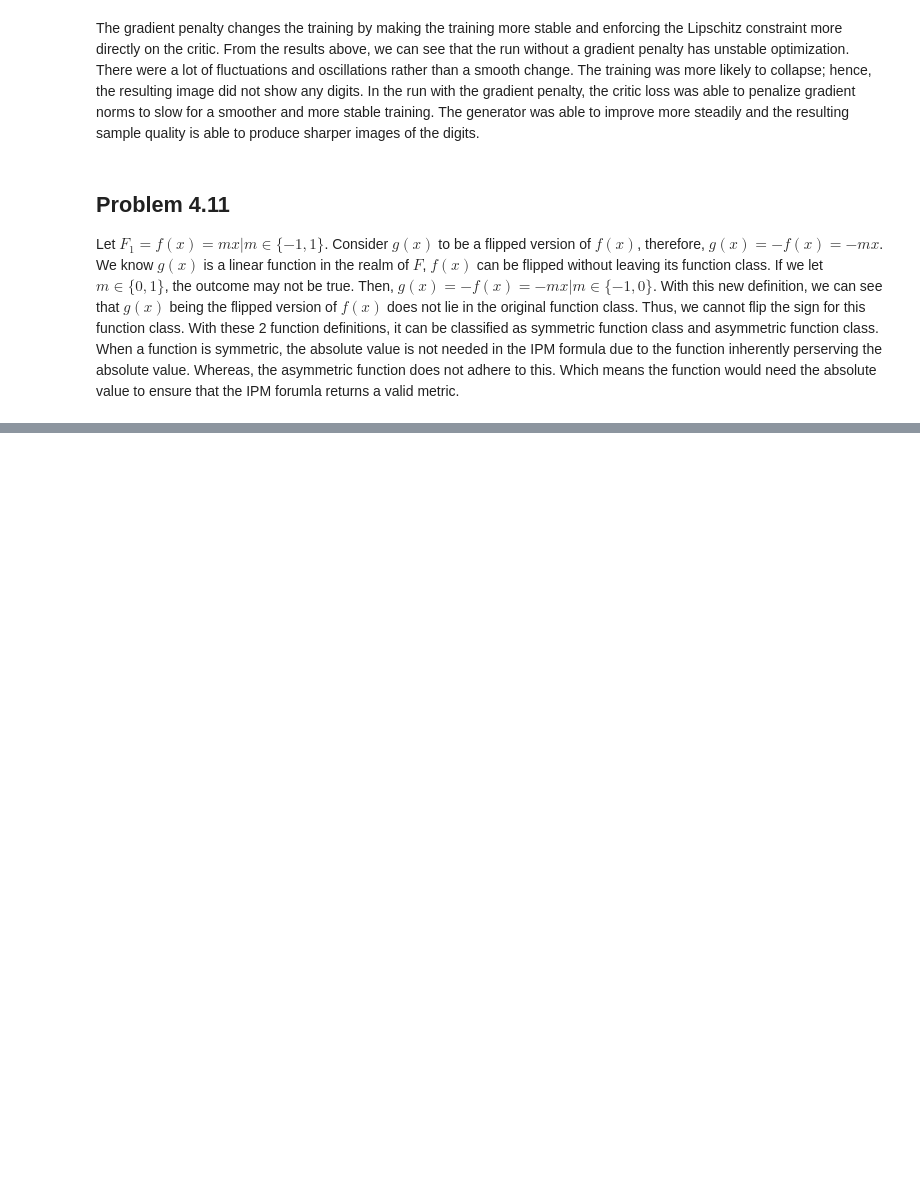
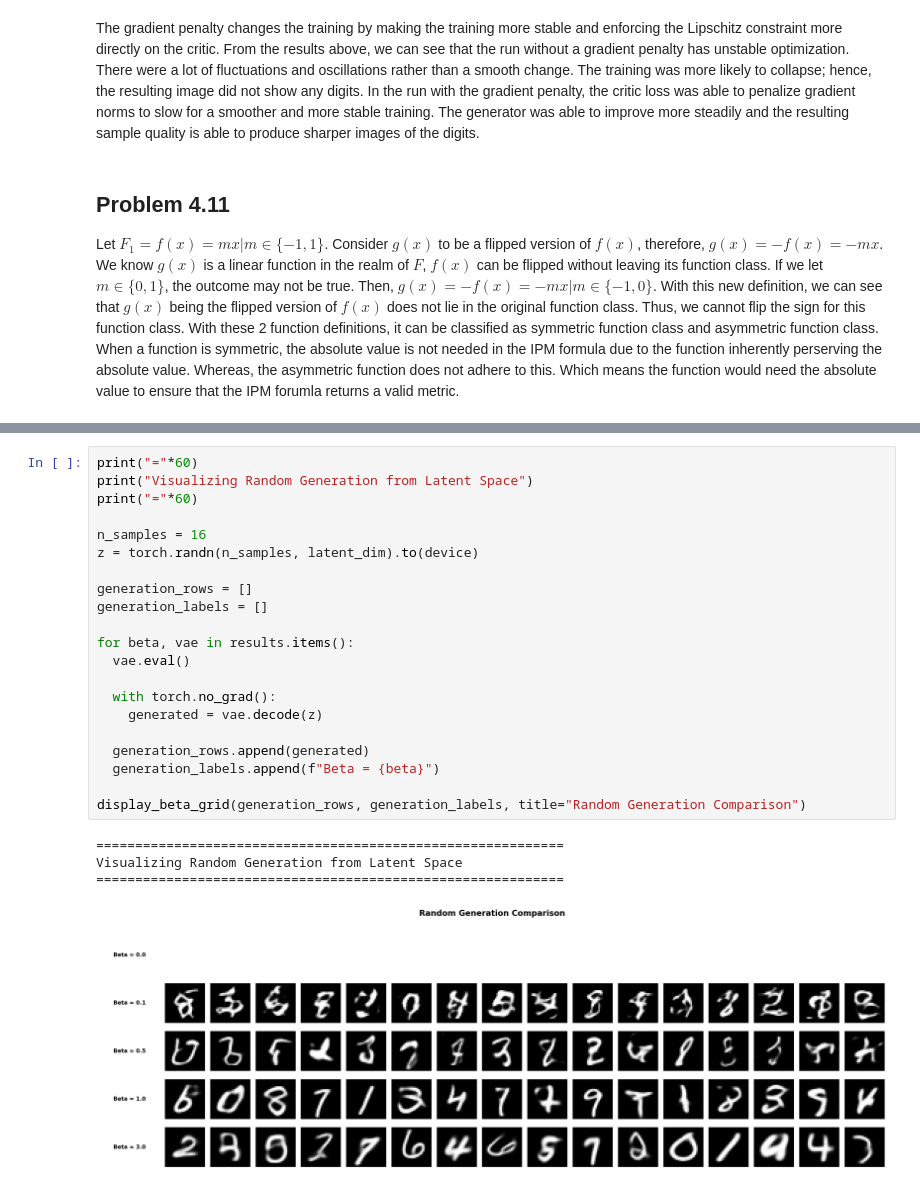
Before and after one commit to txhoangDev/adv-deep-gen, a Jupyter notebook: homework2/homework2.ipynb, the cells around one changed output, grey strips where cells are left out. Saved outputs shown, nothing was run; the diff lists cells and outputs as text; blank space fills up the shorter version.

```diff
--- a/homework2/homework2.ipynb
+++ b/homework2/homework2.ipynb
@@ -1039,0 +1081,26 @@ Let $F_1 = {f(x) = mx | m \in \{-1, 1\}}$. Consider $g(x)$ to be a flipped versi
+# %%
+print("="*60)
+print("Visualizing Random Generation from Latent Space")
+print("="*60)
+
+n_samples = 16
+z = torch.randn(n_samples, latent_dim).to(device)
+
+generation_rows = []
+generation_labels = []
+
+for beta, vae in results.items():
+  vae.eval()
+
+  with torch.no_grad():
+    generated = vae.decode(z)
+
+  generation_rows.append(generated)
+  generation_labels.append(f"Beta = {beta}")
+
+display_beta_grid(generation_rows, generation_labels, title="Random Generation Comparison")
+# %% [output]
+============================================================
+Visualizing Random Generation from Latent Space
+============================================================
+[figure, added]
```
Also changed, not shown: parts of 5 cells of this notebook, 1 other file.
